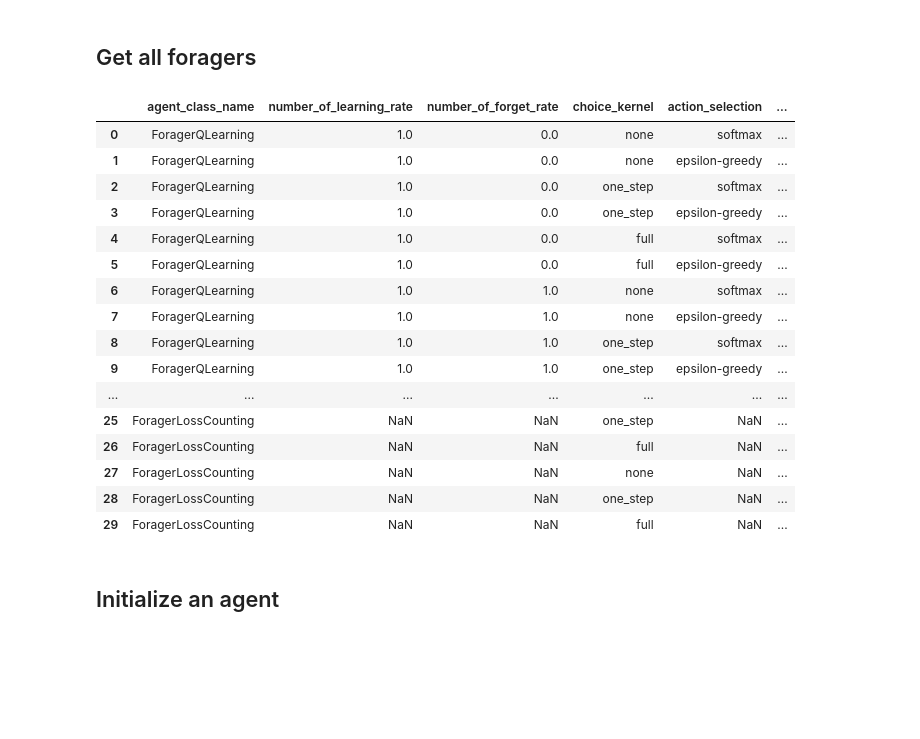
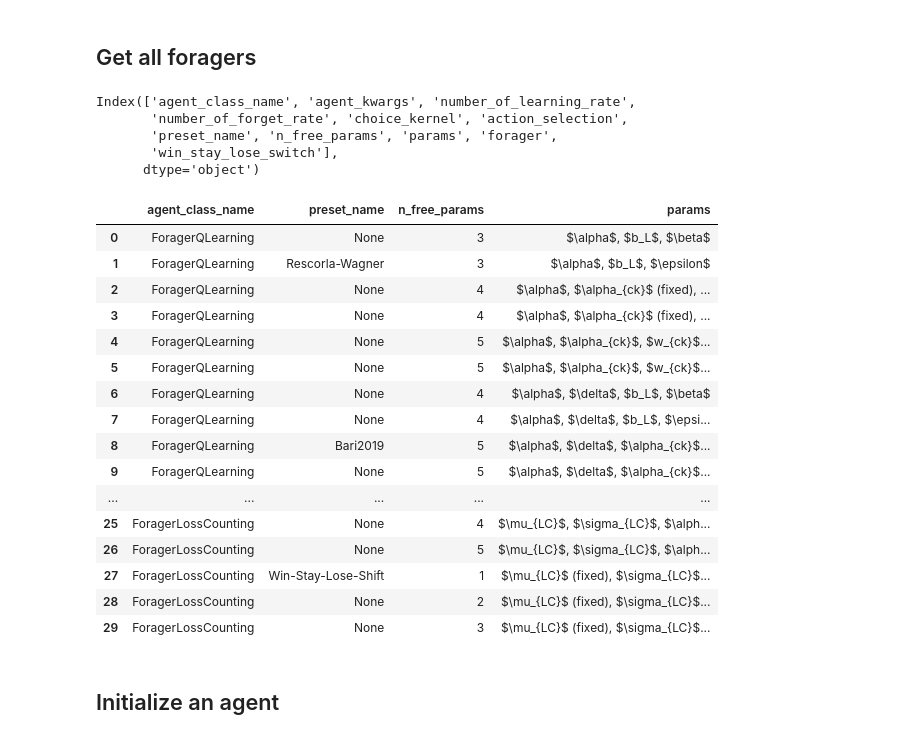
Before and after one commit to AllenNeuralDynamics/aind-dynamic-foraging-models, a Jupyter notebook: notebook/demo_RL_agents.ipynb, the cells around one changed output. Drawn from its saved outputs; the diff is of its cells as text; code cells hidden in the pictures; blank space fills up the shorter version.

```diff
--- a/notebook/demo_RL_agents.ipynb
+++ b/notebook/demo_RL_agents.ipynb
@@ -11,25 +11,34 @@ from aind_dynamic_foraging_models.generative_model import ForagerCollection
 ## Get all foragers
 # %%
 forager_collection = ForagerCollection()
-forager_collection.get_all_foragers()
+df = forager_collection.get_all_foragers()
+df.columns
 # %% [output]
-|  | agent_class_name | number_of_learning_rate | number_of_forget_rate | choice_kernel | action_selection | ... |
-| 0 | ForagerQLearning | 1.0 | 0.0 | none | softmax | ... |
-| 1 | ForagerQLearning | 1.0 | 0.0 | none | epsilon-greedy | ... |
-| 2 | ForagerQLearning | 1.0 | 0.0 | one_step | softmax | ... |
-| 3 | ForagerQLearning | 1.0 | 0.0 | one_step | epsilon-greedy | ... |
-| 4 | ForagerQLearning | 1.0 | 0.0 | full | softmax | ... |
-| 5 | ForagerQLearning | 1.0 | 0.0 | full | epsilon-greedy | ... |
-| 6 | ForagerQLearning | 1.0 | 1.0 | none | softmax | ... |
-| 7 | ForagerQLearning | 1.0 | 1.0 | none | epsilon-greedy | ... |
-| 8 | ForagerQLearning | 1.0 | 1.0 | one_step | softmax | ... |
-| 9 | ForagerQLearning | 1.0 | 1.0 | one_step | epsilon-greedy | ... |
-| ... | ... | ... | ... | ... | ... | ... |
-| 25 | ForagerLossCounting | NaN | NaN | one_step | NaN | ... |
-| 26 | ForagerLossCounting | NaN | NaN | full | NaN | ... |
-| 27 | ForagerLossCounting | NaN | NaN | none | NaN | ... |
-| 28 | ForagerLossCounting | NaN | NaN | one_step | NaN | ... |
-| 29 | ForagerLossCounting | NaN | NaN | full | NaN | ... |
+Index(['agent_class_name', 'agent_kwargs', 'number_of_learning_rate',
+       'number_of_forget_rate', 'choice_kernel', 'action_selection',
+       'preset_name', 'n_free_params', 'params', 'forager',
+       'win_stay_lose_switch'],
+      dtype='object')
+# %%
+df[["agent_class_name", "preset_name", "n_free_params", "params"]]
+# %% [output]
+|  | agent_class_name | preset_name | n_free_params | params |
+| 0 | ForagerQLearning | None | 3 | $\alpha$, $b_L$, $\beta$ |
+| 1 | ForagerQLearning | Rescorla-Wagner | 3 | $\alpha$, $b_L$, $\epsilon$ |
+| 2 | ForagerQLearning | None | 4 | $\alpha$, $\alpha_{ck}$ (fixed), ... |
+| 3 | ForagerQLearning | None | 4 | $\alpha$, $\alpha_{ck}$ (fixed), ... |
+| 4 | ForagerQLearning | None | 5 | $\alpha$, $\alpha_{ck}$, $w_{ck}$... |
+| 5 | ForagerQLearning | None | 5 | $\alpha$, $\alpha_{ck}$, $w_{ck}$... |
+| 6 | ForagerQLearning | None | 4 | $\alpha$, $\delta$, $b_L$, $\beta$ |
+| 7 | ForagerQLearning | None | 4 | $\alpha$, $\delta$, $b_L$, $\epsi... |
+| 8 | ForagerQLearning | Bari2019 | 5 | $\alpha$, $\delta$, $\alpha_{ck}$... |
+| 9 | ForagerQLearning | None | 5 | $\alpha$, $\delta$, $\alpha_{ck}$... |
+| ... | ... | ... | ... | ... |
+| 25 | ForagerLossCounting | None | 4 | $\mu_{LC}$, $\sigma_{LC}$, $\alph... |
+| 26 | ForagerLossCounting | None | 5 | $\mu_{LC}$, $\sigma_{LC}$, $\alph... |
+| 27 | ForagerLossCounting | Win-Stay-Lose-Shift | 1 | $\mu_{LC}$ (fixed), $\sigma_{LC}$... |
+| 28 | ForagerLossCounting | None | 2 | $\mu_{LC}$ (fixed), $\sigma_{LC}$... |
+| 29 | ForagerLossCounting | None | 3 | $\mu_{LC}$ (fixed), $\sigma_{LC}$... |
 # %% [markdown]
 ## Initialize an agent
 # %%
```
